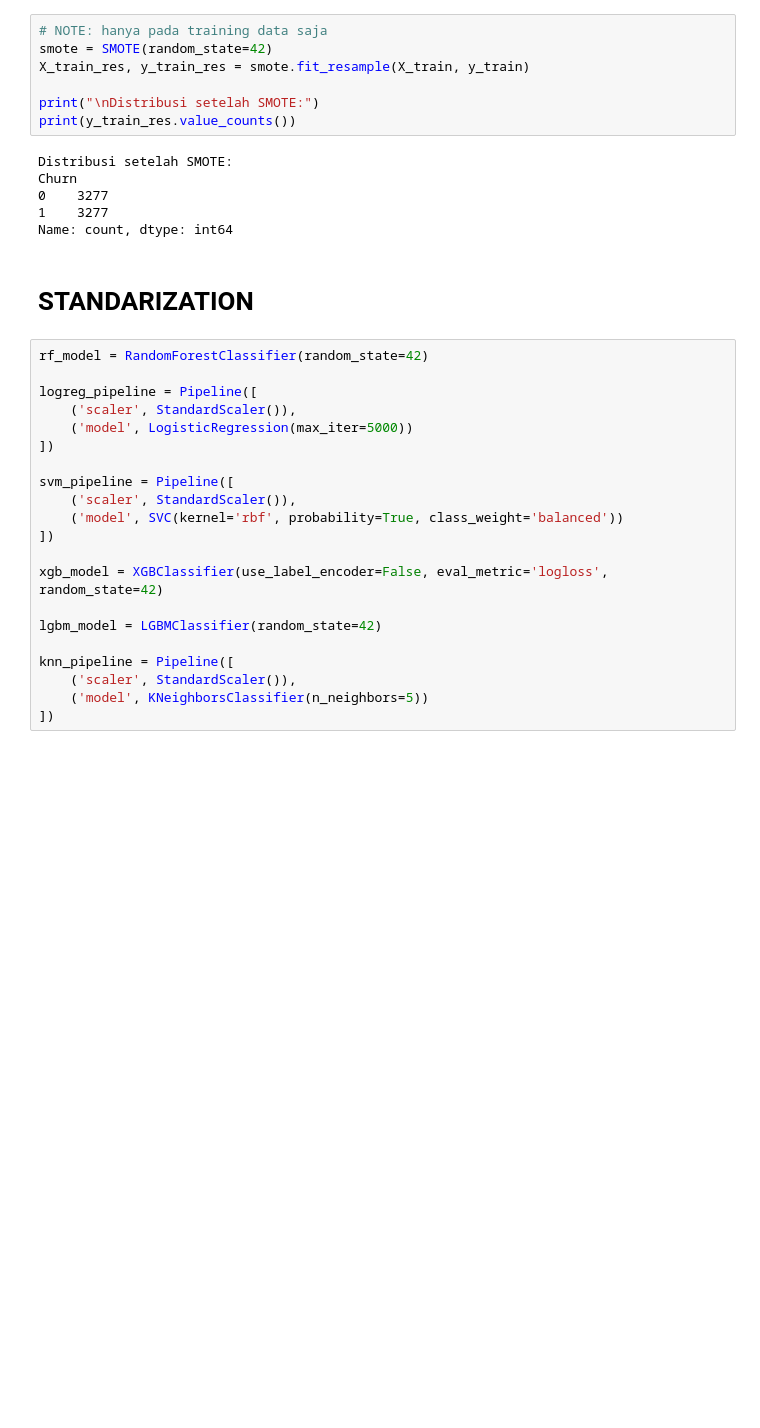
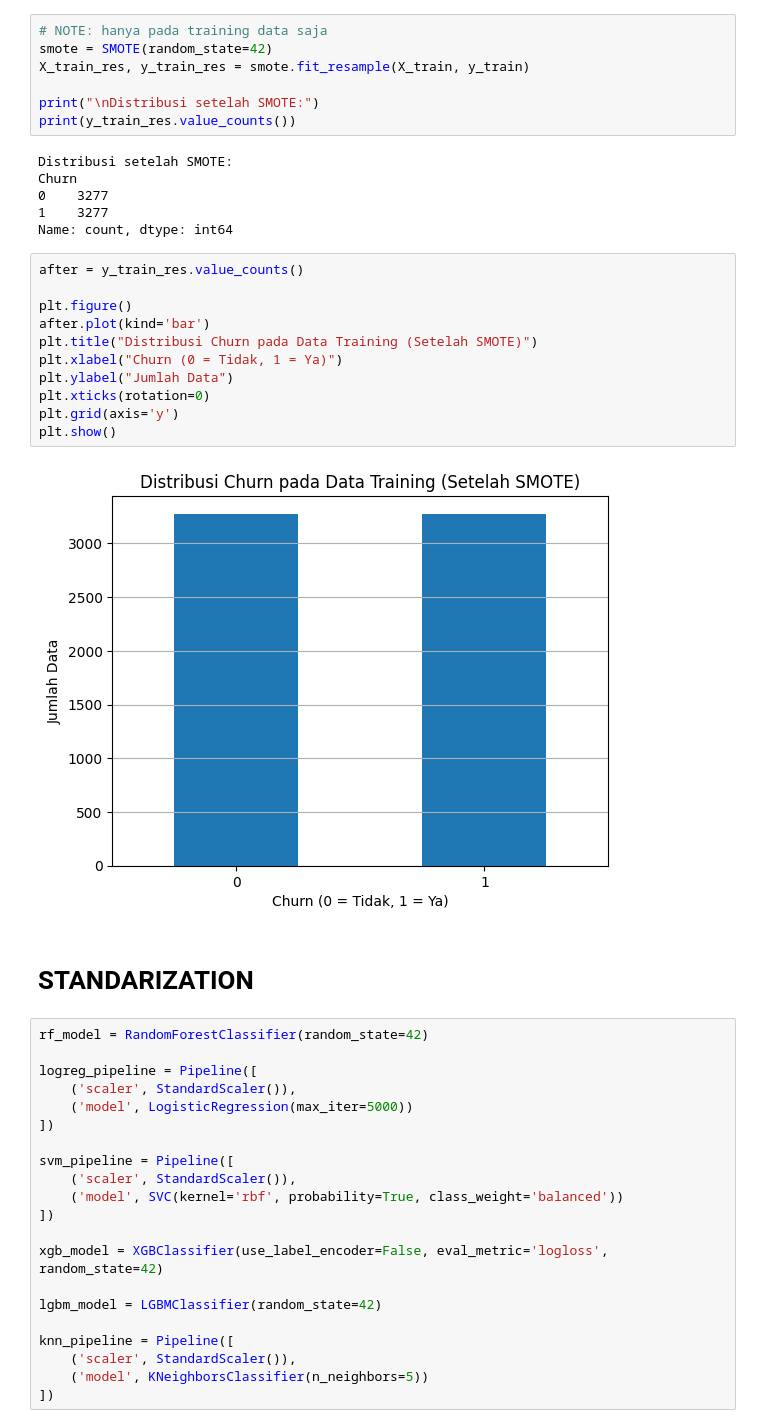
Before and after one commit to MohammadRizqyAkmaluddin/E-Commerce-Customer-Churn-Prediction-Data-Mining, a Jupyter notebook: notebook/AOL_Data_Mining_Modeling1.ipynb, the cells around one changed output. Drawn from its saved outputs; the diff is of its cells as text; blank space fills up the shorter version.

```diff
--- a/notebook/AOL_Data_Mining_Modeling1.ipynb
+++ b/notebook/AOL_Data_Mining_Modeling1.ipynb
@@ -94,6 +109,19 @@ Churn
 0    3277
 1    3277
 Name: count, dtype: int64
+# %%
+after = y_train_res.value_counts()
+
+plt.figure()
+after.plot(kind='bar')
+plt.title("Distribusi Churn pada Data Training (Setelah SMOTE)")
+plt.xlabel("Churn (0 = Tidak, 1 = Ya)")
+plt.ylabel("Jumlah Data")
+plt.xticks(rotation=0)
+plt.grid(axis='y')
+plt.show()
+# %% [output]
+[figure, added]
 # %% [markdown]
 # **STANDARIZATION**
 # %%
```
Also changed, not shown: parts of 2 cells of this notebook, 32 other files.
